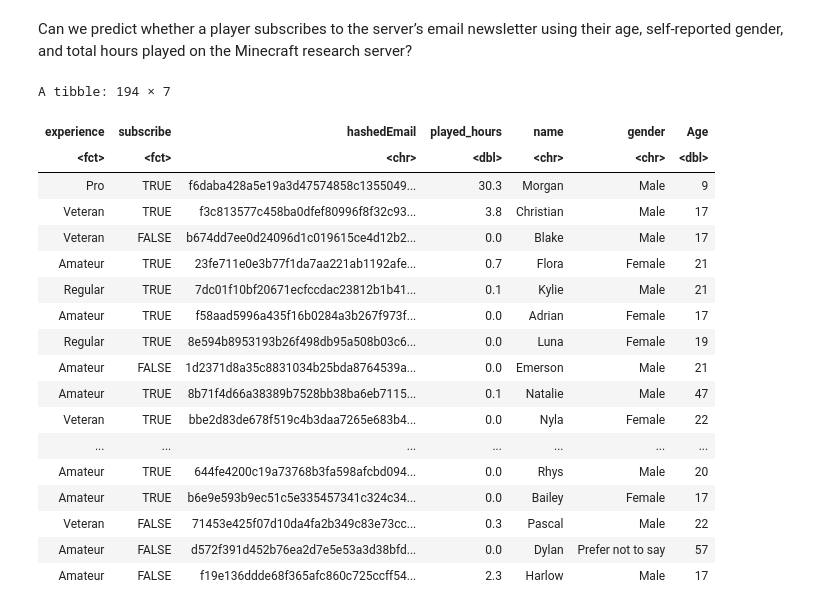
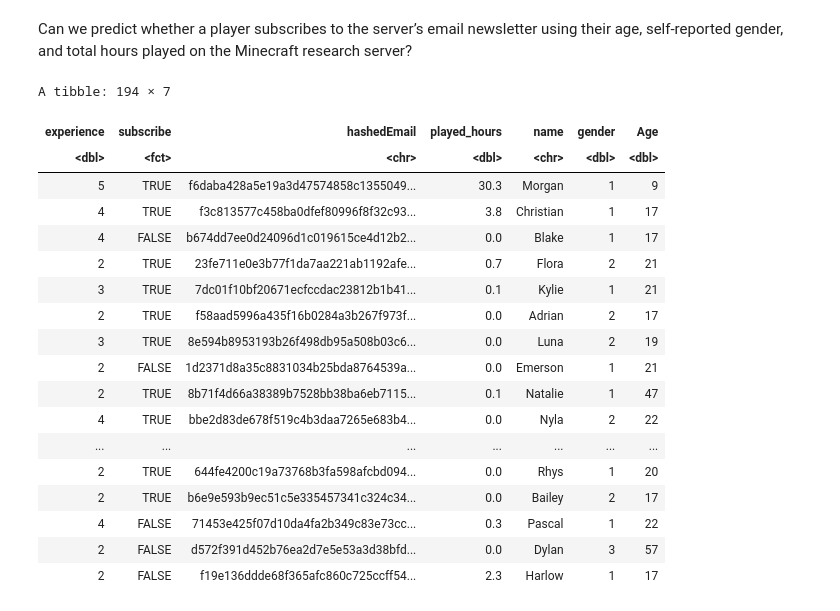
Before and after one commit to vanessapan07/dsci-project-009-19, a Jupyter notebook: final project.ipynb, the cells around one changed output. Drawn from its saved outputs; the diff is of its cells as text; code cells hidden in the pictures.

```diff
--- a/final project.ipynb
+++ b/final project.ipynb
@@ -39,35 +39,40 @@ Can we predict whether a player subscribes to the server’s email newsletter us
 # %%
 players_clean <- players|>
         mutate(
             subscribe = as.factor(subscribe),
-            experience = factor(
-                experience,
-                levels = c("Beginner", "Amateur", "Regular", "Veteran", "Pro")
-                ),
-            gender =
+           experience = case_when(
+                experience == "Beginner" ~ 1,
+               experience == "Amateur" ~ 2,
+               experience == "Regular" ~ 3,
+               experience == "Veteran" ~ 4,
+               experience == "Pro" ~ 5),
+            gender = case_when(
+                gender == "Male" ~ 1,
+                gender == "Female" ~ 2,
+                TRUE ~ 3)
             )|>
         drop_na()
 players_clean
 # %% [output]
 A tibble: 194 × 7
 | experience | subscribe | hashedEmail | played_hours | name | gender | Age |
-| <fct> | <fct> | <chr> | <dbl> | <chr> | <chr> | <dbl> |
-| Pro | TRUE | f6daba428a5e19a3d47574858c1355049... | 30.3 | Morgan | Male | 9 |
-| Veteran | TRUE | f3c813577c458ba0dfef80996f8f32c93... | 3.8 | Christian | Male | 17 |
-| Veteran | FALSE | b674dd7ee0d24096d1c019615ce4d12b2... | 0.0 | Blake | Male | 17 |
-| Amateur | TRUE | 23fe711e0e3b77f1da7aa221ab1192afe... | 0.7 | Flora | Female | 21 |
-| Regular | TRUE | 7dc01f10bf20671ecfccdac23812b1b41... | 0.1 | Kylie | Male | 21 |
-| Amateur | TRUE | f58aad5996a435f16b0284a3b267f973f... | 0.0 | Adrian | Female | 17 |
-| Regular | TRUE | 8e594b8953193b26f498db95a508b03c6... | 0.0 | Luna | Female | 19 |
-| Amateur | FALSE | 1d2371d8a35c8831034b25bda8764539a... | 0.0 | Emerson | Male | 21 |
-| Amateur | TRUE | 8b71f4d66a38389b7528bb38ba6eb7115... | 0.1 | Natalie | Male | 47 |
-| Veteran | TRUE | bbe2d83de678f519c4b3daa7265e683b4... | 0.0 | Nyla | Female | 22 |
+| <dbl> | <fct> | <chr> | <dbl> | <chr> | <dbl> | <dbl> |
+| 5 | TRUE | f6daba428a5e19a3d47574858c1355049... | 30.3 | Morgan | 1 | 9 |
+| 4 | TRUE | f3c813577c458ba0dfef80996f8f32c93... | 3.8 | Christian | 1 | 17 |
+| 4 | FALSE | b674dd7ee0d24096d1c019615ce4d12b2... | 0.0 | Blake | 1 | 17 |
+| 2 | TRUE | 23fe711e0e3b77f1da7aa221ab1192afe... | 0.7 | Flora | 2 | 21 |
+| 3 | TRUE | 7dc01f10bf20671ecfccdac23812b1b41... | 0.1 | Kylie | 1 | 21 |
+| 2 | TRUE | f58aad5996a435f16b0284a3b267f973f... | 0.0 | Adrian | 2 | 17 |
+| 3 | TRUE | 8e594b8953193b26f498db95a508b03c6... | 0.0 | Luna | 2 | 19 |
+| 2 | FALSE | 1d2371d8a35c8831034b25bda8764539a... | 0.0 | Emerson | 1 | 21 |
+| 2 | TRUE | 8b71f4d66a38389b7528bb38ba6eb7115... | 0.1 | Natalie | 1 | 47 |
+| 4 | TRUE | bbe2d83de678f519c4b3daa7265e683b4... | 0.0 | Nyla | 2 | 22 |
 | ... | ... | ... | ... | ... | ... | ... |
-| Amateur | TRUE | 644fe4200c19a73768b3fa598afcbd094... | 0.0 | Rhys | Male | 20 |
-| Amateur | TRUE | b6e9e593b9ec51c5e335457341c324c34... | 0.0 | Bailey | Female | 17 |
-| Veteran | FALSE | 71453e425f07d10da4fa2b349c83e73cc... | 0.3 | Pascal | Male | 22 |
-| Amateur | FALSE | d572f391d452b76ea2d7e5e53a3d38bfd... | 0.0 | Dylan | Prefer not to say | 57 |
-| Amateur | FALSE | f19e136ddde68f365afc860c725ccff54... | 2.3 | Harlow | Male | 17 |
+| 2 | TRUE | 644fe4200c19a73768b3fa598afcbd094... | 0.0 | Rhys | 1 | 20 |
+| 2 | TRUE | b6e9e593b9ec51c5e335457341c324c34... | 0.0 | Bailey | 2 | 17 |
+| 4 | FALSE | 71453e425f07d10da4fa2b349c83e73cc... | 0.3 | Pascal | 1 | 22 |
+| 2 | FALSE | d572f391d452b76ea2d7e5e53a3d38bfd... | 0.0 | Dylan | 3 | 57 |
+| 2 | FALSE | f19e136ddde68f365afc860c725ccff54... | 2.3 | Harlow | 1 | 17 |
 # %%
 set.seed(3456)
 player_split <- initial_split(players_clean, prop = 0.75, strata = subscribe)
```
Also changed, not shown: parts of 7 cells of this notebook.
